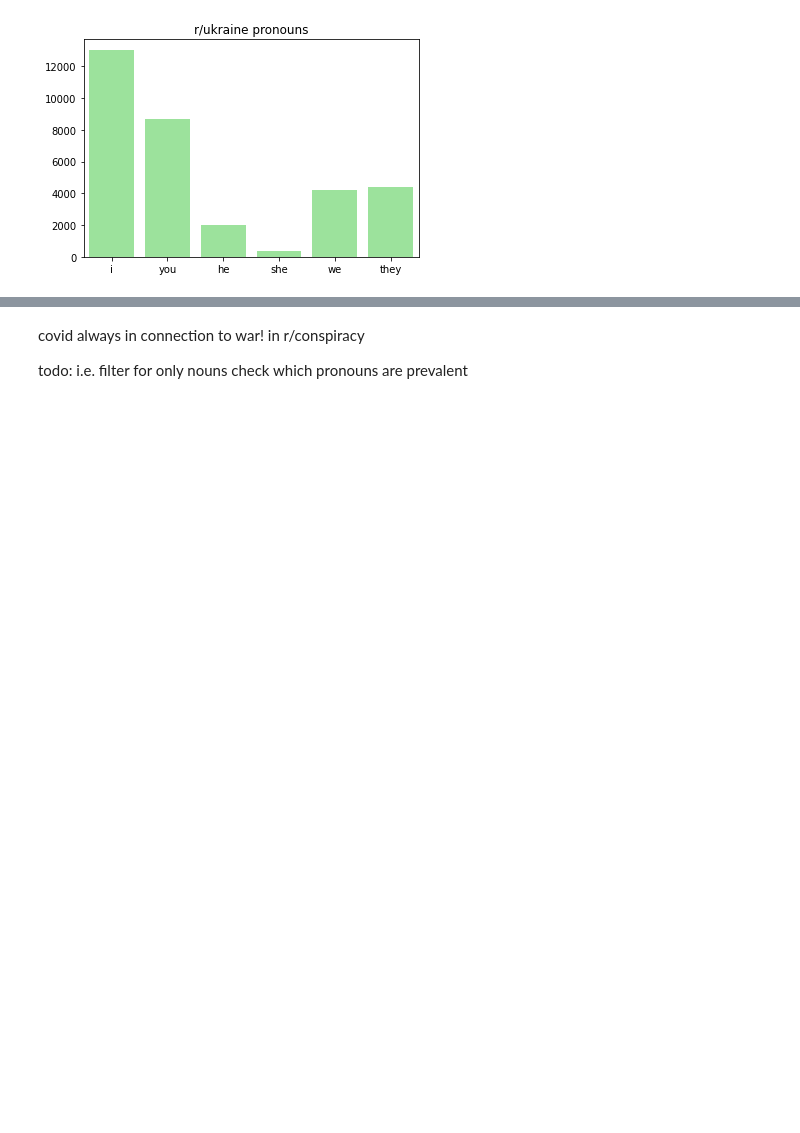
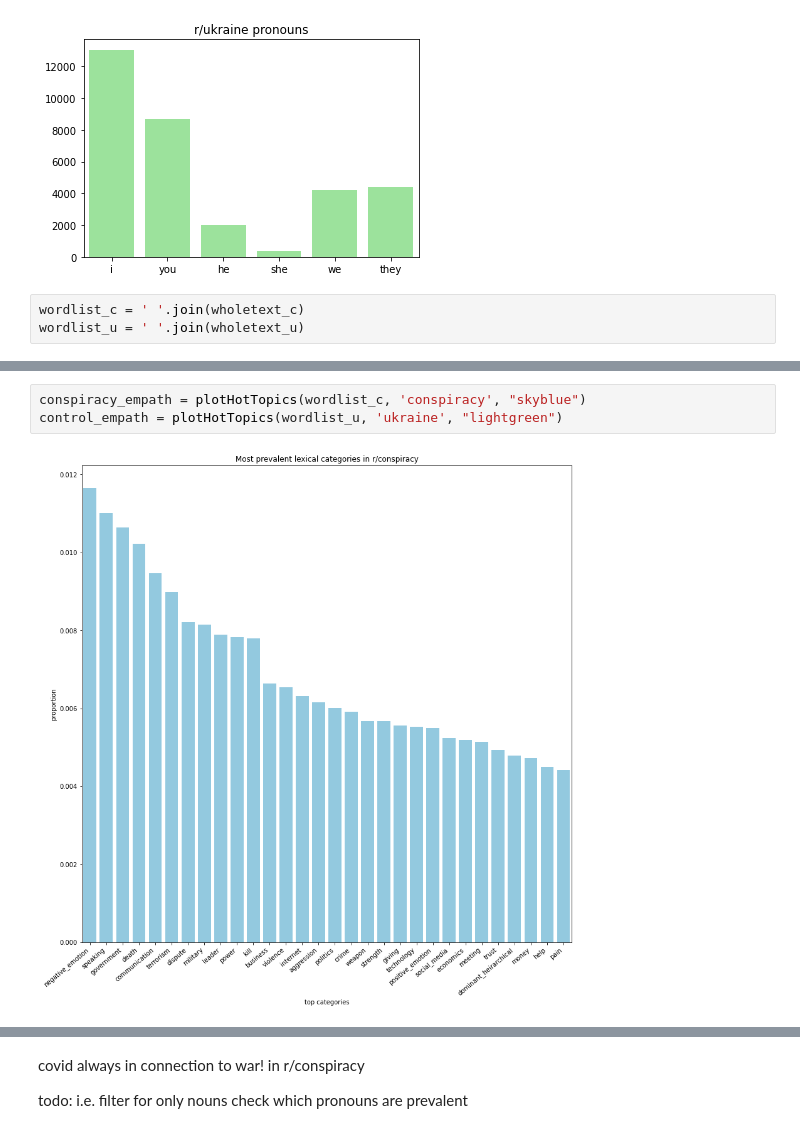
Before and after one commit to irenestrauss/nlp_on_conspiracy_theories, a Jupyter notebook: code/words.ipynb, the cells around one changed output, grey strips where cells are left out. Saved outputs shown, nothing was run; the diff lists cells and outputs as text; blank space fills up the shorter version.

Commit message:
empath incorporated into words

```diff
--- a/code/words.ipynb
+++ b/code/words.ipynb
@@ -132,3 +132,6 @@ getPronouns(wholetext_u, "lightgreen", "ukraine")
 [figure]
 {'i': 13052, 'you': 8698, 'he': 2025, 'she': 346, 'we': 4201, 'they': 4400}
 [figure]
+# %%
+wordlist_c = ' '.join(wholetext_c)
+wordlist_u = ' '.join(wholetext_u)
@@ -134,0 +159,5 @@ getPronouns(wholetext_u, "lightgreen", "ukraine")
+# %%
+conspiracy_empath = plotHotTopics(wordlist_c, 'conspiracy', "skyblue")
+control_empath = plotHotTopics(wordlist_u, 'ukraine', "lightgreen")
+# %% [output]
+[figure, added]
```
Also changed, not shown: parts of 3 cells of this notebook.
